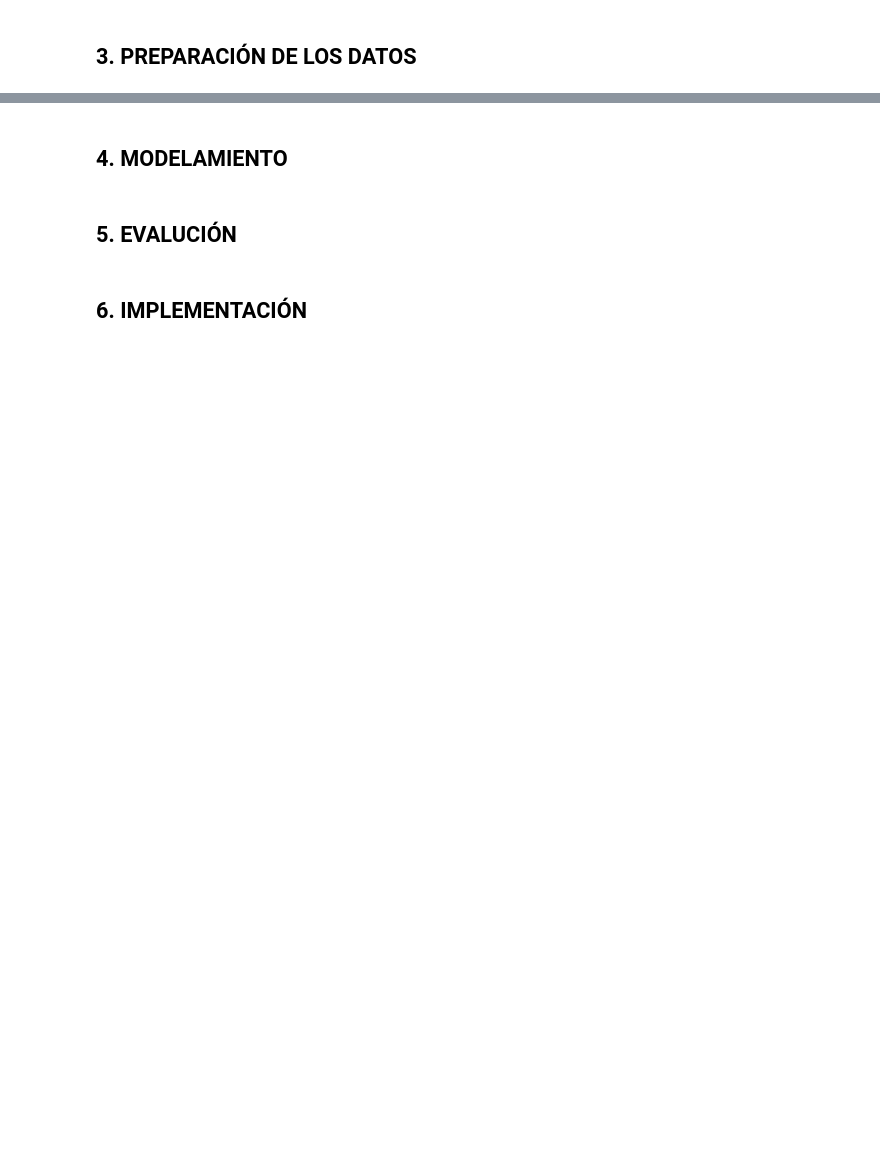
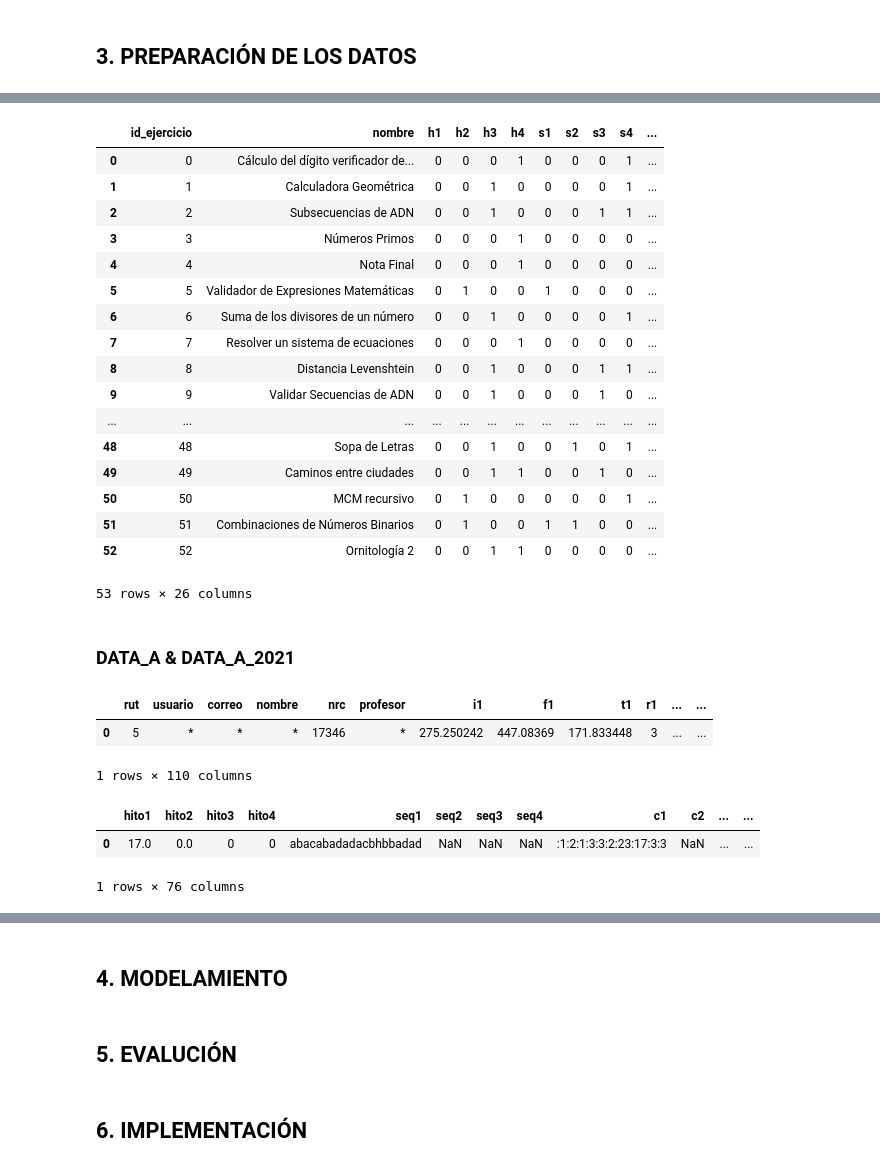
Before and after one commit to edgar-ramxs/RecSysUnab, a Jupyter notebook: RecSysUnab.ipynb, the cells around one changed output, grey strips where cells are left out. Cells and saved outputs as stored; diff of their text form; code cells hidden in the pictures; blank space fills up the shorter version.

```diff
--- a/RecSysUnab.ipynb
+++ b/RecSysUnab.ipynb
@@ -570,0 +542,11 @@ df_prueba_diagnostico.head()
+# %%
+def calcular_puntaje_personalizado(row, cols: list[str]) -> int:
+    grupo = row[cols]
+    puntaje = 15 * (sum(grupo)/len(cols))
+    return int(puntaje)
+# %%
+df_evaluacion.columns = ['codigo', 'puntos', 'id', 'nombre', 'dificultad', 'score_a1','score_a2', 'score_a3', 'score_a4', 'score_d1', 'score_d2', 'score_d3', 'score_d4', 'score_p1', 'score_p2', 'score_p3', 'score_p4', 'score_s1', 'score_s2', 'score_s3', 'score_s4']
+df_evaluacion['score_a'] = df_evaluacion.apply(lambda row: calcular_puntaje_personalizado(row, ['score_a1','score_a2', 'score_a3', 'score_a4']), axis=1)
+df_evaluacion['score_d'] = df_evaluacion.apply(lambda row: calcular_puntaje_personalizado(row, ['score_d1', 'score_d2', 'score_d3', 'score_d4']), axis=1)
+df_evaluacion['score_p'] = df_evaluacion.apply(lambda row: calcular_puntaje_personalizado(row, ['score_p1', 'score_p2', 'score_p3', 'score_p4']), axis=1)
+df_evaluacion['score_s'] = df_evaluacion.apply(lambda row: calcular_puntaje_personalizado(row, ['score_s1', 'score_s2', 'score_s3', 'score_s4']), axis=1)
@@ -570,0 +563,5 @@ df_prueba_diagnostico.head()
+# %%
+df_evaluacion = df_evaluacion[['id','dificultad', 'score_a', 'score_d', 'score_p', 'score_s']]
+df_evaluacion.columns = ['id_ejercicio','dificultad', 'score_a', 'score_d', 'score_p', 'score_s']
+df_evaluacion = df_evaluacion.drop_duplicates(subset=['id_ejercicio'], keep='first')
+df_catalogo = pd.merge(df_catalogo, df_evaluacion, on='id_ejercicio', how='left')
@@ -570,0 +578,45 @@ df_prueba_diagnostico.head()
+# %%
+df_catalogo['dificultad'] = df_catalogo['dificultad'].fillna(0.0)
+df_catalogo['score_a'] = df_catalogo['score_a'].fillna(0.0)
+df_catalogo['score_d'] = df_catalogo['score_d'].fillna(0.0)
+df_catalogo['score_p'] = df_catalogo['score_p'].fillna(0.0)
+df_catalogo['score_s'] = df_catalogo['score_s'].fillna(0.0)
+# %%
+df_catalogo
+# %% [output]
+|  | id_ejercicio | nombre | h1 | h2 | h3 | h4 | s1 | s2 | s3 | s4 | ... |
+| 0 | 0 | Cálculo del dígito verificador de... | 0 | 0 | 0 | 1 | 0 | 0 | 0 | 1 | ... |
+| 1 | 1 | Calculadora Geométrica | 0 | 0 | 1 | 0 | 0 | 0 | 0 | 1 | ... |
+| 2 | 2 | Subsecuencias de ADN | 0 | 0 | 1 | 0 | 0 | 0 | 1 | 1 | ... |
+| 3 | 3 | Números Primos | 0 | 0 | 0 | 1 | 0 | 0 | 0 | 0 | ... |
+| 4 | 4 | Nota Final | 0 | 0 | 0 | 1 | 0 | 0 | 0 | 0 | ... |
+| 5 | 5 | Validador de Expresiones Matemáticas | 0 | 1 | 0 | 0 | 1 | 0 | 0 | 0 | ... |
+| 6 | 6 | Suma de los divisores de un número | 0 | 0 | 1 | 0 | 0 | 0 | 0 | 1 | ... |
+| 7 | 7 | Resolver un sistema de ecuaciones | 0 | 0 | 0 | 1 | 0 | 0 | 0 | 0 | ... |
+| 8 | 8 | Distancia Levenshtein | 0 | 0 | 1 | 0 | 0 | 0 | 1 | 1 | ... |
+| 9 | 9 | Validar Secuencias de ADN | 0 | 0 | 1 | 0 | 0 | 0 | 1 | 0 | ... |
+| ... | ... | ... | ... | ... | ... | ... | ... | ... | ... | ... | ... |
+| 48 | 48 | Sopa de Letras | 0 | 0 | 1 | 0 | 0 | 1 | 0 | 1 | ... |
+| 49 | 49 | Caminos entre ciudades | 0 | 0 | 1 | 1 | 0 | 0 | 1 | 0 | ... |
+| 50 | 50 | MCM recursivo | 0 | 1 | 0 | 0 | 0 | 0 | 0 | 1 | ... |
+| 51 | 51 | Combinaciones de Números Binarios | 0 | 1 | 0 | 0 | 1 | 1 | 0 | 0 | ... |
+| 52 | 52 | Ornitología 2 | 0 | 0 | 1 | 1 | 0 | 0 | 0 | 0 | ... |
+53 rows × 26 columns
+# %% [markdown]
+### DATA_A & DATA_A_2021
+# %%
+# Se importa el archivo CSV que contiene datos de un conjunto de ejercicios (dataset_a).
+df_data_a = pd.read_csv(f"{VAR_DIR_DATA_ORIGINAL}/dataset_a.csv", sep=";", encoding="latin1")
+df_data_a.head(1)
+# %% [output]
+|  | rut | usuario | correo | nombre | nrc | profesor | i1 | f1 | t1 | r1 | ... | ... |
+| 0 | 5 | * | * | * | 17346 | * | 275.250242 | 447.08369 | 171.833448 | 3 | ... | ... |
+1 rows × 110 columns
+# %%
+# Se importa un segundo archivo CSV que contiene datos del año 2021 (dataset_a_2021).
+df_data_a_2021 = pd.read_csv(f"{VAR_DIR_DATA_ORIGINAL}/dataset_a_2021.csv", sep=";", encoding="latin1")
+df_data_a_2021.head(1)
+# %% [output]
+|  | hito1 | hito2 | hito3 | hito4 | seq1 | seq2 | seq3 | seq4 | c1 | c2 | ... | ... |
+| 0 | 17.0 | 0.0 | 0 | 0 | abacabadadacbhbbadad | NaN | NaN | NaN | :1:2:1:3:3:2:23:17:3:3 | NaN | ... | ... |
+1 rows × 76 columns
```
Also changed, not shown: parts of 139 cells of this notebook, 31 other files.
